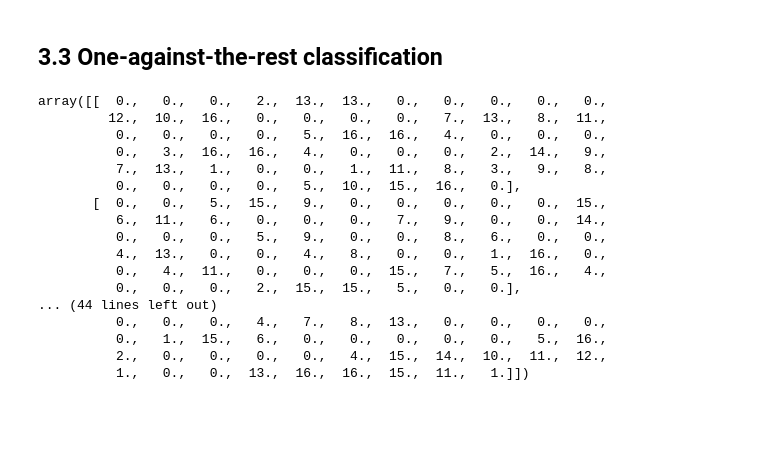
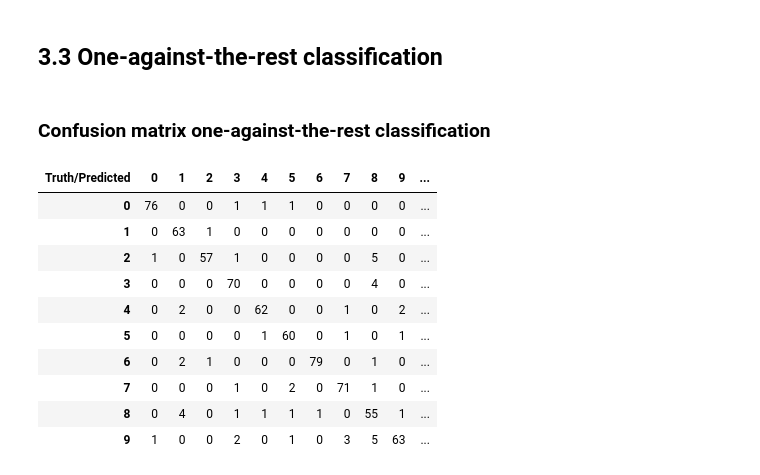
Before and after one commit to Simske/ML, a Jupyter notebook: ex06/regularized-regression.ipynb, the cells around one changed output. Saved outputs shown, nothing was run; the diff lists cells and outputs as text; code cells hidden in the pictures; blank space fills up the shorter version.

```diff
--- a/ex06/regularized-regression.ipynb
+++ b/ex06/regularized-regression.ipynb
@@ -227,20 +269,0 @@ y_label = np.concatenate((digits.target[mask7], digits.target[~mask7][other_ind]
-# %%
-digits.data[~mask7][other_ind]
-# %% [output]
-array([[  0.,   0.,   0.,   2.,  13.,  13.,   0.,   0.,   0.,   0.,   0.,
-         12.,  10.,  16.,   0.,   0.,   0.,   0.,   7.,  13.,   8.,  11.,
-          0.,   0.,   0.,   0.,   5.,  16.,  16.,   4.,   0.,   0.,   0.,
-          0.,   3.,  16.,  16.,   4.,   0.,   0.,   0.,   2.,  14.,   9.,
-          7.,  13.,   1.,   0.,   0.,   1.,  11.,   8.,   3.,   9.,   8.,
-          0.,   0.,   0.,   0.,   5.,  10.,  15.,  16.,   0.],
-       [  0.,   0.,   5.,  15.,   9.,   0.,   0.,   0.,   0.,   0.,  15.,
-          6.,  11.,   6.,   0.,   0.,   0.,   7.,   9.,   0.,   0.,  14.,
-          0.,   0.,   0.,   5.,   9.,   0.,   0.,   8.,   6.,   0.,   0.,
-          4.,  13.,   0.,   0.,   4.,   8.,   0.,   0.,   1.,  16.,   0.,
-          0.,   4.,  11.,   0.,   0.,   0.,  15.,   7.,   5.,  16.,   4.,
-          0.,   0.,   0.,   2.,  15.,  15.,   5.,   0.,   0.],
-... (44 lines left out)
-          0.,   0.,   0.,   4.,   7.,   8.,  13.,   0.,   0.,   0.,   0.,
-          0.,   1.,  15.,   6.,   0.,   0.,   0.,   0.,   0.,   5.,  16.,
-          2.,   0.,   0.,   0.,   0.,   4.,  15.,  14.,  10.,  11.,  12.,
-          1.,   0.,   0.,  13.,  16.,  16.,  15.,  11.,   1.]])
@@ -246,0 +318,17 @@ array([[  0.,   0.,   0.,   2.,  13.,  13.,   0.,   0.,   0.,   0.,   0.,
+# %%
+md('### Confusion matrix one-against-the-rest classification')
+display(pd.DataFrame(data = conf, index=[0,1,2,3,4,5,6,7,8,9], columns=[0,1,2,3,4,5,6,7,8,9,'unknown']
+                            ).rename_axis("Truth/Predicted", axis='columns'))
+# %% [output]
+### Confusion matrix one-against-the-rest classification
+| Truth/Predicted | 0 | 1 | 2 | 3 | 4 | 5 | 6 | 7 | 8 | 9 | ... |
+| 0 | 76 | 0 | 0 | 1 | 1 | 1 | 0 | 0 | 0 | 0 | ... |
+| 1 | 0 | 63 | 1 | 0 | 0 | 0 | 0 | 0 | 0 | 0 | ... |
+| 2 | 1 | 0 | 57 | 1 | 0 | 0 | 0 | 0 | 5 | 0 | ... |
+| 3 | 0 | 0 | 0 | 70 | 0 | 0 | 0 | 0 | 4 | 0 | ... |
+| 4 | 0 | 2 | 0 | 0 | 62 | 0 | 0 | 1 | 0 | 2 | ... |
+| 5 | 0 | 0 | 0 | 0 | 1 | 60 | 0 | 1 | 0 | 1 | ... |
+| 6 | 0 | 2 | 1 | 0 | 0 | 0 | 79 | 0 | 1 | 0 | ... |
+| 7 | 0 | 0 | 0 | 1 | 0 | 2 | 0 | 71 | 1 | 0 | ... |
+| 8 | 0 | 4 | 0 | 1 | 1 | 1 | 1 | 0 | 55 | 1 | ... |
+| 9 | 1 | 0 | 0 | 2 | 0 | 1 | 0 | 3 | 5 | 63 | ... |
```
Also changed, not shown: parts of 25 cells of this notebook.
